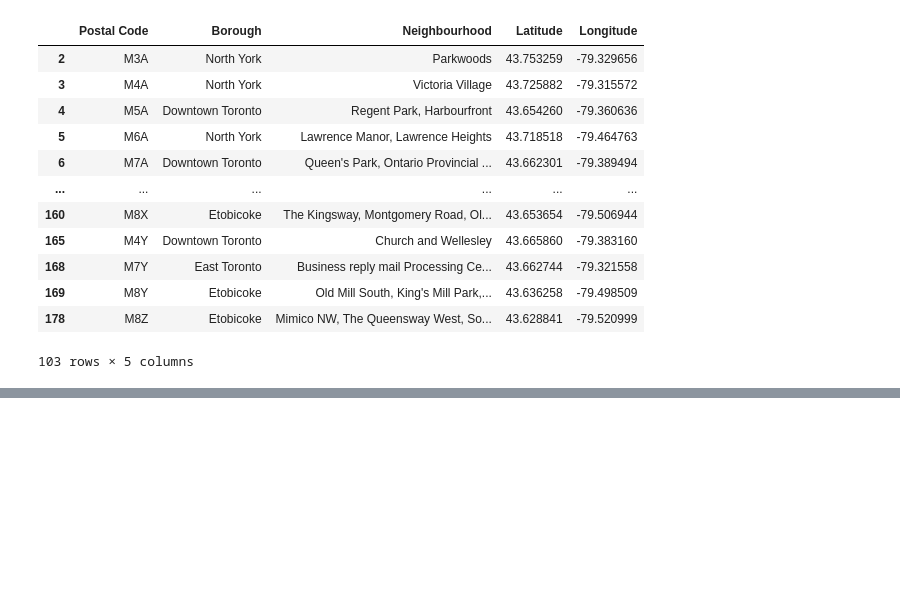
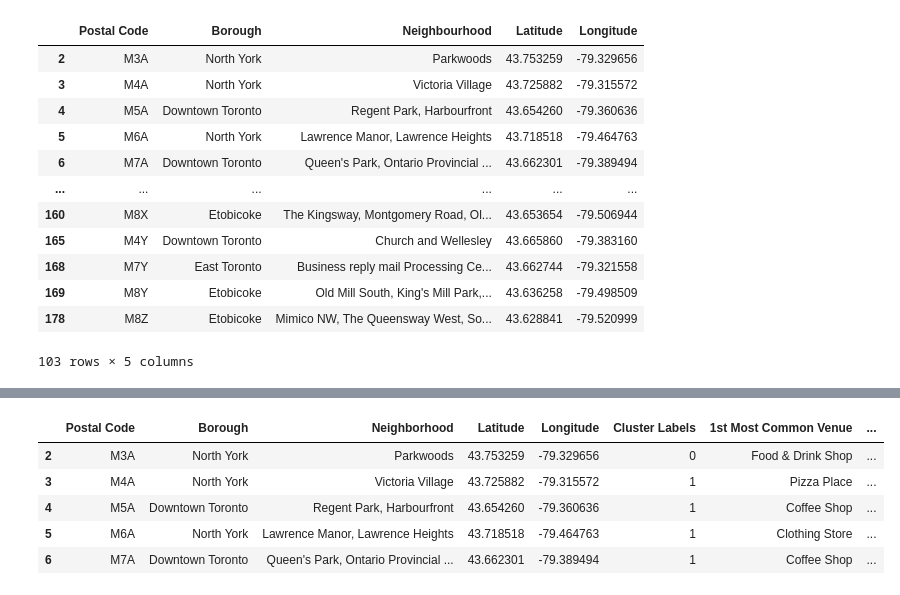
Before and after one commit to RenatoPeG/coursera_capstone, a Jupyter notebook: Segmenting and Clustering Neighborhoods in Toronto - Part 3.ipynb, the cells around one changed output, grey strips where cells are left out. Saved outputs shown, nothing was run; the diff lists cells and outputs as text; code cells hidden in the pictures; blank space fills up the shorter version.

```diff
--- a/Segmenting and Clustering Neighborhoods in Toronto - Part 3.ipynb
+++ b/Segmenting and Clustering Neighborhoods in Toronto - Part 3.ipynb
@@ -42,0 +222,6 @@ df
+# %%
+def return_most_common_venues(row, num_top_venues):
+    row_categories = row.iloc[1:]
+    row_categories_sorted = row_categories.sort_values(ascending=False)
+
+    return row_categories_sorted.index.values[0:num_top_venues]
@@ -42,0 +288,12 @@ df
+# %%
+toronto_merged.groupby(['Cluster Labels']).count()
+toronto_merged.dropna(inplace=True)
+toronto_merged = toronto_merged.astype({'Cluster Labels': 'int64'})
+toronto_merged.head()
+# %% [output]
+|  | Postal Code | Borough | Neighborhood | Latitude | Longitude | Cluster Labels | 1st Most Common Venue | ... |
+| 2 | M3A | North York | Parkwoods | 43.753259 | -79.329656 | 0 | Food & Drink Shop | ... |
+| 3 | M4A | North York | Victoria Village | 43.725882 | -79.315572 | 1 | Pizza Place | ... |
+| 4 | M5A | Downtown Toronto | Regent Park, Harbourfront | 43.654260 | -79.360636 | 1 | Coffee Shop | ... |
+| 5 | M6A | North York | Lawrence Manor, Lawrence Heights | 43.718518 | -79.464763 | 1 | Clothing Store | ... |
+| 6 | M7A | Downtown Toronto | Queen's Park, Ontario Provincial ... | 43.662301 | -79.389494 | 1 | Coffee Shop | ... |
```
Also changed, not shown: parts of 25 cells of this notebook.
